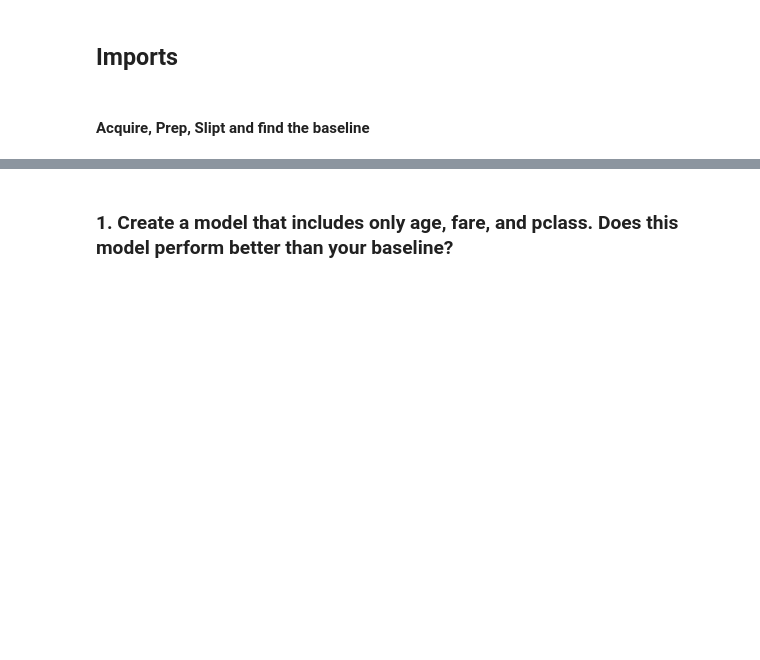
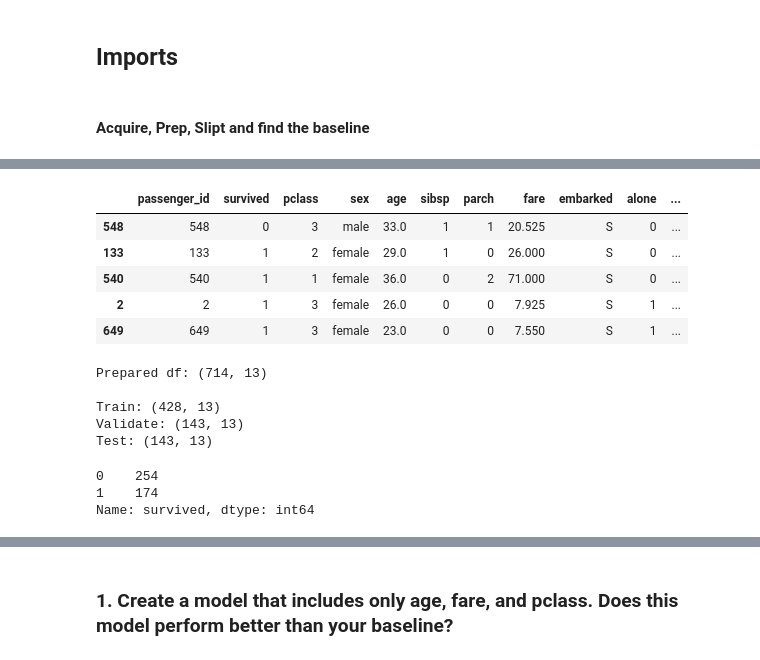
Before and after one commit to rosendo-lugo/classification-exercises, a Jupyter notebook: logistic_regression.ipynb, the cells around one changed output, grey strips where cells are left out. Drawn from its saved outputs; the diff is of its cells as text; code cells hidden in the pictures; blank space fills up the shorter version.

```diff
--- a/logistic_regression.ipynb
+++ b/logistic_regression.ipynb
@@ -124,0 +46,27 @@ Baseline accuracy: 0.6161048689138576
+# %%
+train.head()
+# %% [output]
+|  | passenger_id | survived | pclass | sex | age | sibsp | parch | fare | embarked | alone | ... |
+| 548 | 548 | 0 | 3 | male | 33.0 | 1 | 1 | 20.525 | S | 0 | ... |
+| 133 | 133 | 1 | 2 | female | 29.0 | 1 | 0 | 26.000 | S | 0 | ... |
+| 540 | 540 | 1 | 1 | female | 36.0 | 0 | 2 | 71.000 | S | 0 | ... |
+| 2 | 2 | 1 | 3 | female | 26.0 | 0 | 0 | 7.925 | S | 1 | ... |
+| 649 | 649 | 1 | 3 | female | 23.0 | 0 | 0 | 7.550 | S | 1 | ... |
+# %%
+print(f'Prepared df: {titanic_df.shape}')
+print()
+print(f'Train: {train.shape}')
+print(f'Validate: {validate.shape}')
+print(f'Test: {test.shape}')
+# %% [output]
+Prepared df: (714, 13)
+
+Train: (428, 13)
+Validate: (143, 13)
+Test: (143, 13)
+# %%
+train.survived.value_counts()
+# %% [output]
+0    254
+1    174
+Name: survived, dtype: int64
```
Also changed, not shown: parts of 57 cells of this notebook, 3 other files.
